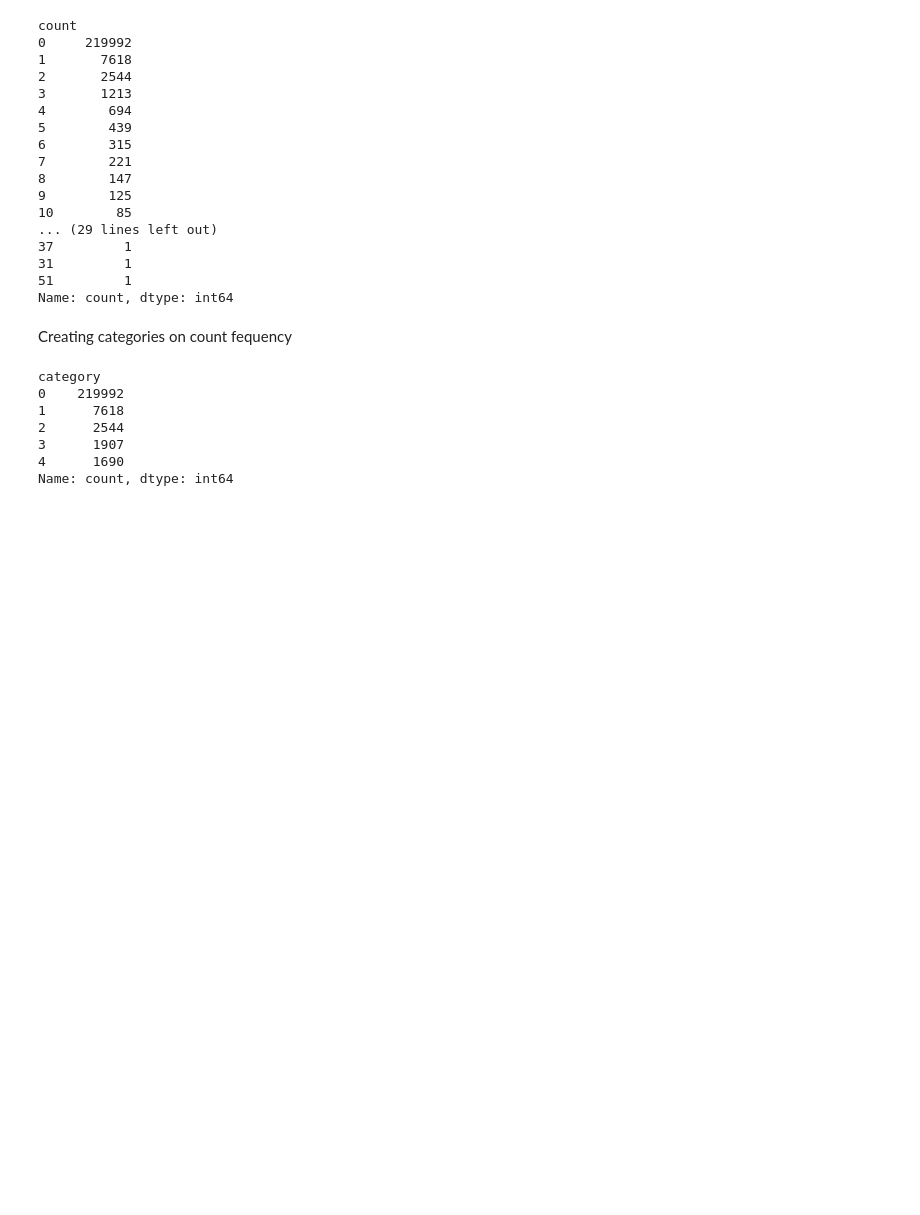
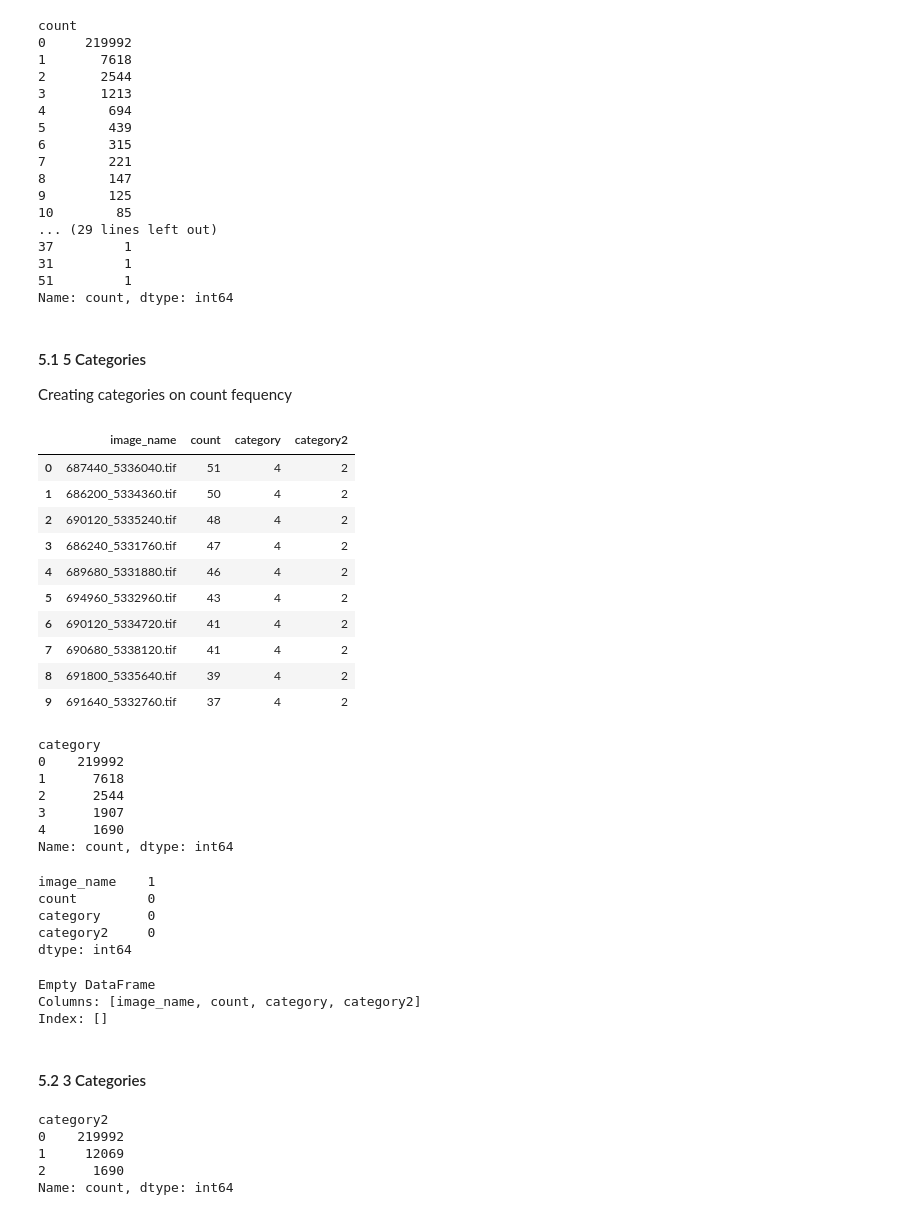
Before and after one commit to Dichtael/TDS2324-TrafficAccidents, a Jupyter notebook: Notebooks/Image Aquisation Opendata.ipynb, the cells around one changed output. Drawn from its saved outputs; the diff is of its cells as text; code cells hidden in the pictures; blank space fills up the shorter version.

```diff
--- a/Notebooks/Image Aquisation Opendata.ipynb
+++ b/Notebooks/Image Aquisation Opendata.ipynb
@@ -306,0 +297,6 @@ image_name
+# %%
+# Load the CSV file
+image_count = pd.read_csv('C:\\Users\\miche\\Desktop\\TDS\\image_count.csv', dtype={index: str})
+
+# Show the resulting dataframe
+print(image_count)
@@ -328,22 +339,43 @@ count
 51         1
 Name: count, dtype: int64
 # %% [markdown]
+#### 5.1 5 Categories
 Creating categories on count fequency
 # %%
 for index, row in image_count.iterrows():
     image_name = index
     count = row['count']
     # add feature category to image_count dataframe
     if count == 0:
         image_count.at[image_name, 'category'] = '0'
+        image_count.at[image_name, 'category2'] = '0'
     elif count == 1:
         image_count.at[image_name, 'category'] = '1'
+        image_count.at[image_name, 'category2'] = '1'
     elif count == 2:
         image_count.at[image_name, 'category'] = '2'
-    elif count == 3 or count == 4:
+        image_count.at[image_name, 'category2'] = '1'
+    elif count == 3 or count == 4 :
         image_count.at[image_name, 'category'] = '3'
-    else :
+        image_count.at[image_name, 'category2'] = '1'
+    elif count == 4:
         image_count.at[image_name, 'category'] = '4'
+        image_count.at[image_name, 'category2'] = '2'
+
+image_count.head(10)
+image_count.dropna
+# %% [output]
+|  | image_name | count | category | category2 |
+| 0 | 687440_5336040.tif | 51 | 4 | 2 |
+| 1 | 686200_5334360.tif | 50 | 4 | 2 |
+| 2 | 690120_5335240.tif | 48 | 4 | 2 |
+| 3 | 686240_5331760.tif | 47 | 4 | 2 |
+| 4 | 689680_5331880.tif | 46 | 4 | 2 |
+| 5 | 694960_5332960.tif | 43 | 4 | 2 |
+| 6 | 690120_5334720.tif | 41 | 4 | 2 |
+| 7 | 690680_5338120.tif | 41 | 4 | 2 |
+| 8 | 691800_5335640.tif | 39 | 4 | 2 |
+| 9 | 691640_5332760.tif | 37 | 4 | 2 |
 # %%
 accidents_per_category = image_count['category'].value_counts()
 print(accidents_per_category)
@@ -355,5 +387,32 @@ category
 3      1907
 4      1690
 Name: count, dtype: int64
+# %%
+print(image_count.isna().sum())
+# %% [output]
+image_name    1
+count         0
+category      0
+category2     0
+dtype: int64
+# %%
+image_count.dropna(subset=['image_name'], inplace=True)
+nan_rows = image_count[image_count.isna().any(axis=1)]
+print(nan_rows)
+# %% [output]
+Empty DataFrame
+Columns: [image_name, count, category, category2]
+Index: []
+# %% [markdown]
+#### 5.2 3 Categories
+# %%
+accidents_per_category2 = image_count['category2'].value_counts()
+print(accidents_per_category2)
+# %% [output]
+category2
+0    219992
+1     12069
+2      1690
+Name: count, dtype: int64
 # %% [markdown]
 ### 6: Imageselection
```
Also changed, not shown: parts of 10 cells of this notebook, 2 other files.
